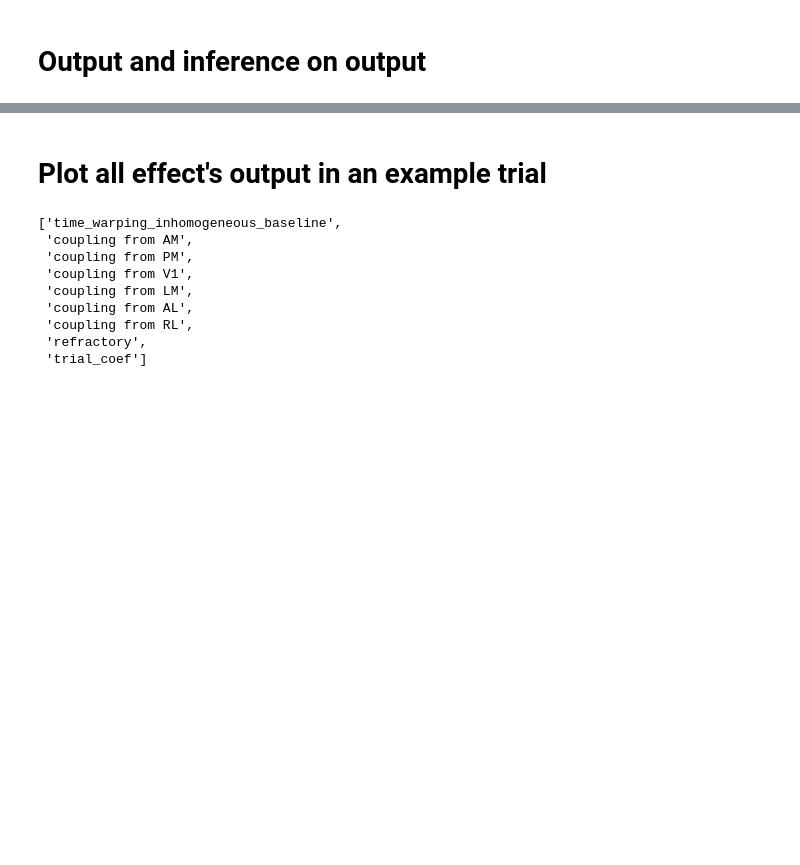
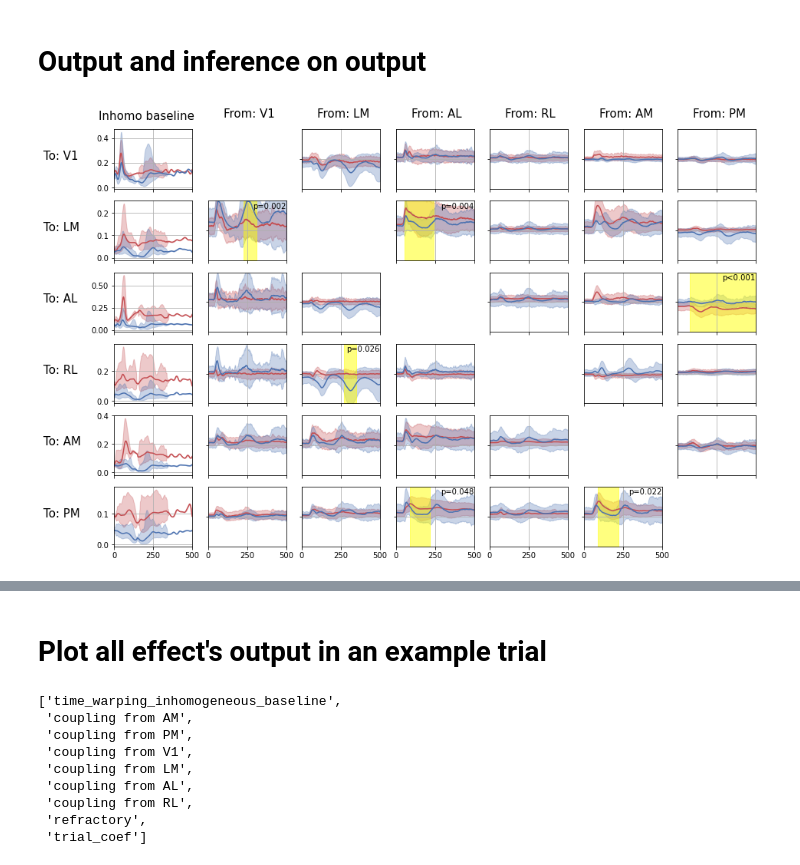
Before and after one commit to Qi-Xin/MultiNeuronGLM, a Jupyter notebook: 2022 Oct version all conditions time-warping nonlinear history.ipynb, the cells around one changed output, grey strips where cells are left out. Drawn from its saved outputs; the diff is of its cells as text; code cells hidden in the pictures; blank space fills up the shorter version.

```diff
--- a/2022 Oct version all conditions time-warping nonlinear history.ipynb
+++ b/2022 Oct version all conditions time-warping nonlinear history.ipynb
@@ -1261,9 +1208,9 @@ for i in range(len(probe_list)):
 # %% [markdown]
 # Output and inference on output
 # %%
-pvalue_output = {}
-for i in range(len(probe_list)):
-    for j in range(-1, len(probe_list)):
-        filter_index = i,j
-        pvalue_output[filter_index] = 1-np.sum( statistics_output[filter_index][0]>statistics_null_output[filter_index]) \
-            /len(statistics_null_output[filter_index])
+GLM.plot_output_with_excursion(V1, stationary_output, running_output,
+                                statistics_output=statistics_output,
+                                statistics_null_output=statistics_null_output_new,
+                                ROI_output=ROI_output)
+# %% [output]
+[figure, added]
```
Also changed, not shown: parts of 18 cells of this notebook, 1 other file.
